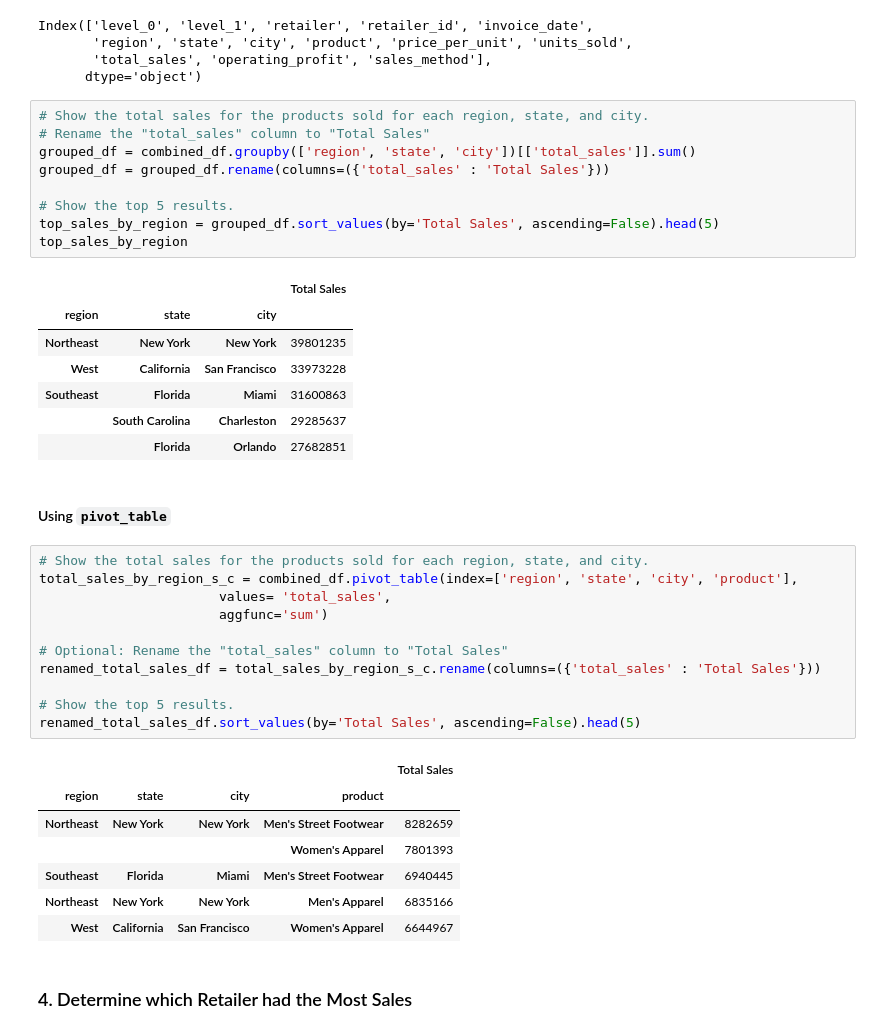
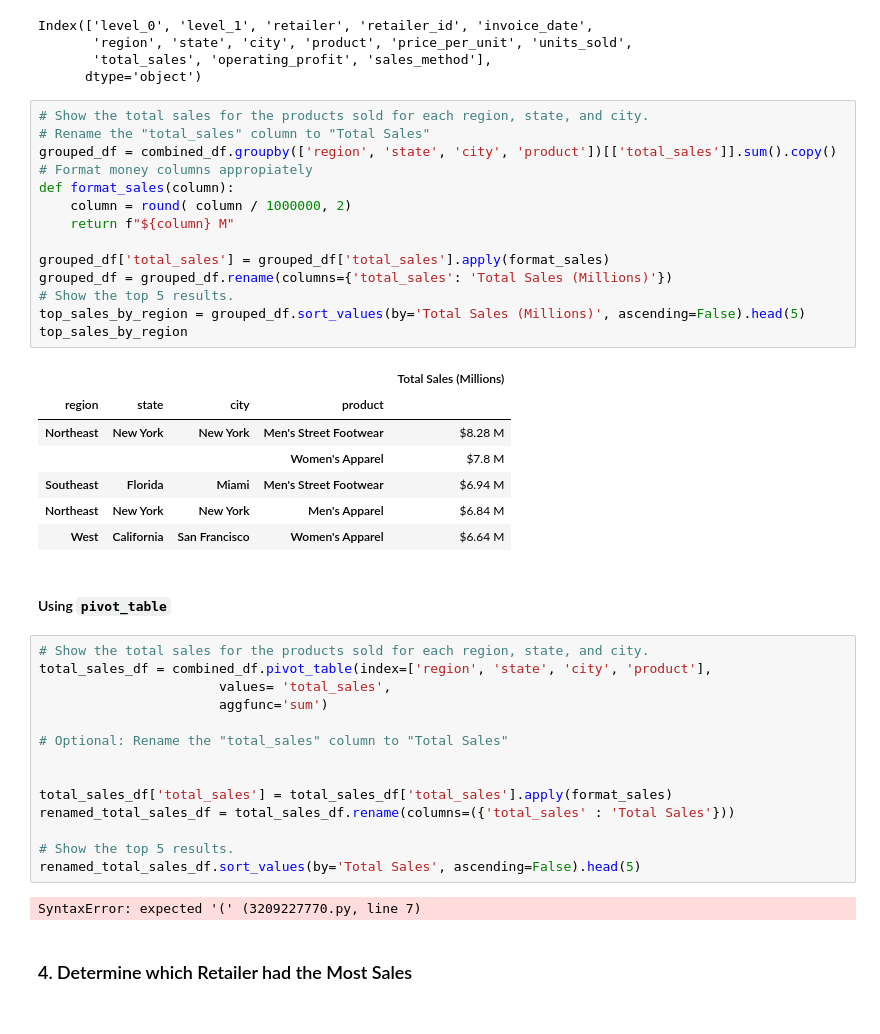
Before and after one commit to ncmoliver/athletic_sales_analysis, a Jupyter notebook: athletic_sales_analysis.ipynb, the cells around one changed output. Cells and saved outputs as stored; diff of their text form.

```diff
--- a/athletic_sales_analysis.ipynb
+++ b/athletic_sales_analysis.ipynb
@@ -198,41 +206,43 @@ Index(['level_0', 'level_1', 'retailer', 'retailer_id', 'invoice_date',
 # %%
 # Show the total sales for the products sold for each region, state, and city.
 # Rename the "total_sales" column to "Total Sales"
-grouped_df = combined_df.groupby(['region', 'state', 'city'])[['total_sales']].sum()
-grouped_df = grouped_df.rename(columns=({'total_sales' : 'Total Sales'}))
+grouped_df = combined_df.groupby(['region', 'state', 'city', 'product'])[['total_sales']].sum().copy()
+# Format money columns appropiately
+def format_sales(column):
+    column = round( column / 1000000, 2)
+    return f"${column} M"
 
+grouped_df['total_sales'] = grouped_df['total_sales'].apply(format_sales)
+grouped_df = grouped_df.rename(columns={'total_sales': 'Total Sales (Millions)'})
 # Show the top 5 results.
-top_sales_by_region = grouped_df.sort_values(by='Total Sales', ascending=False).head(5)
+top_sales_by_region = grouped_df.sort_values(by='Total Sales (Millions)', ascending=False).head(5)
 top_sales_by_region
 # %% [output]
-|  |  |  | Total Sales |
-| region | state | city |  |
-| Northeast | New York | New York | 39801235 |
-| West | California | San Francisco | 33973228 |
-| Southeast | Florida | Miami | 31600863 |
-|  | South Carolina | Charleston | 29285637 |
-|  | Florida | Orlando | 27682851 |
+|  |  |  |  | Total Sales (Millions) |
+| region | state | city | product |  |
+| Northeast | New York | New York | Men's Street Footwear | $8.28 M |
+|  |  |  | Women's Apparel | $7.8 M |
+| Southeast | Florida | Miami | Men's Street Footwear | $6.94 M |
+| Northeast | New York | New York | Men's Apparel | $6.84 M |
+| West | California | San Francisco | Women's Apparel | $6.64 M |
 # %% [markdown]
 #### Using `pivot_table`
 # %%
 # Show the total sales for the products sold for each region, state, and city.
-total_sales_by_region_s_c = combined_df.pivot_table(index=['region', 'state', 'city', 'product'],
+total_sales_df = combined_df.pivot_table(index=['region', 'state', 'city', 'product'],
                        values= 'total_sales',
                        aggfunc='sum')
 
 # Optional: Rename the "total_sales" column to "Total Sales"
-renamed_total_sales_df = total_sales_by_region_s_c.rename(columns=({'total_sales' : 'Total Sales'}))
+
+
+total_sales_df['total_sales'] = total_sales_df['total_sales'].apply(format_sales)
+renamed_total_sales_df = total_sales_df.rename(columns=({'total_sales' : 'Total Sales'}))
 
 # Show the top 5 results.
 renamed_total_sales_df.sort_values(by='Total Sales', ascending=False).head(5)
 # %% [output]
-|  |  |  |  | Total Sales |
-| region | state | city | product |  |
-| Northeast | New York | New York | Men's Street Footwear | 8282659 |
-|  |  |  | Women's Apparel | 7801393 |
-| Southeast | Florida | Miami | Men's Street Footwear | 6940445 |
-| Northeast | New York | New York | Men's Apparel | 6835166 |
-| West | California | San Francisco | Women's Apparel | 6644967 |
+SyntaxError: expected '(' (3209227770.py, line 7)
 # %% [markdown]
 ### 4. Determine which Retailer had the Most Sales
 # %% [markdown]
```
Also changed, not shown: parts of 2 cells of this notebook, 1 other file.
